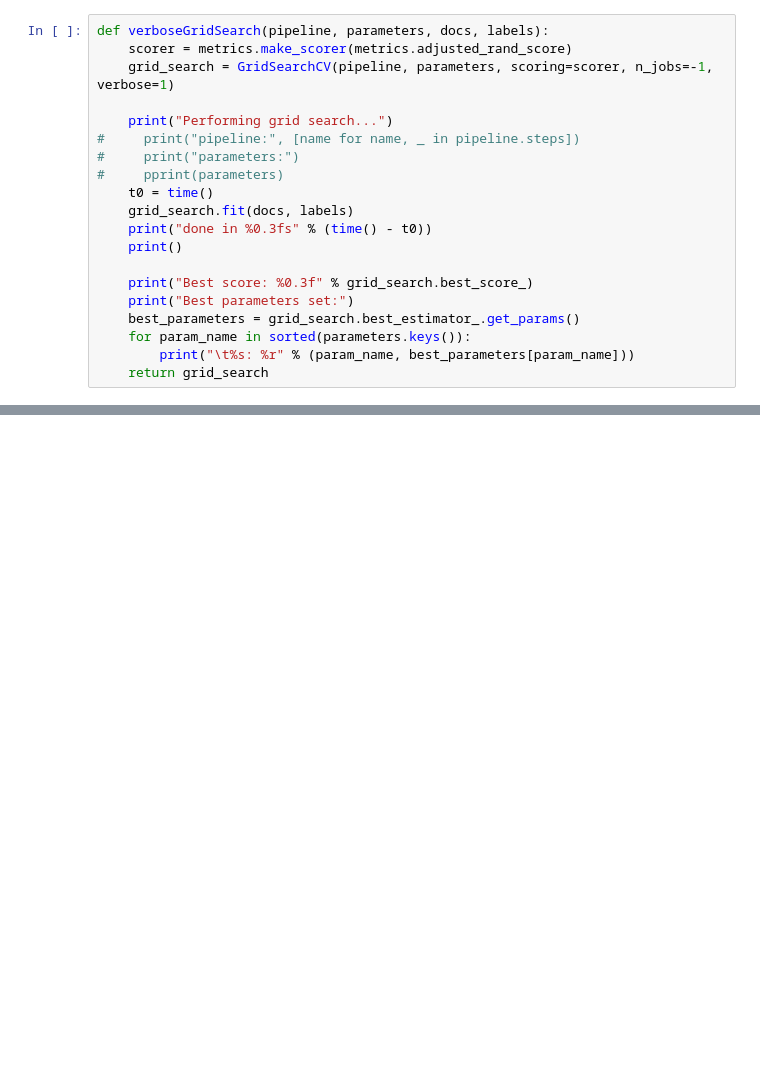
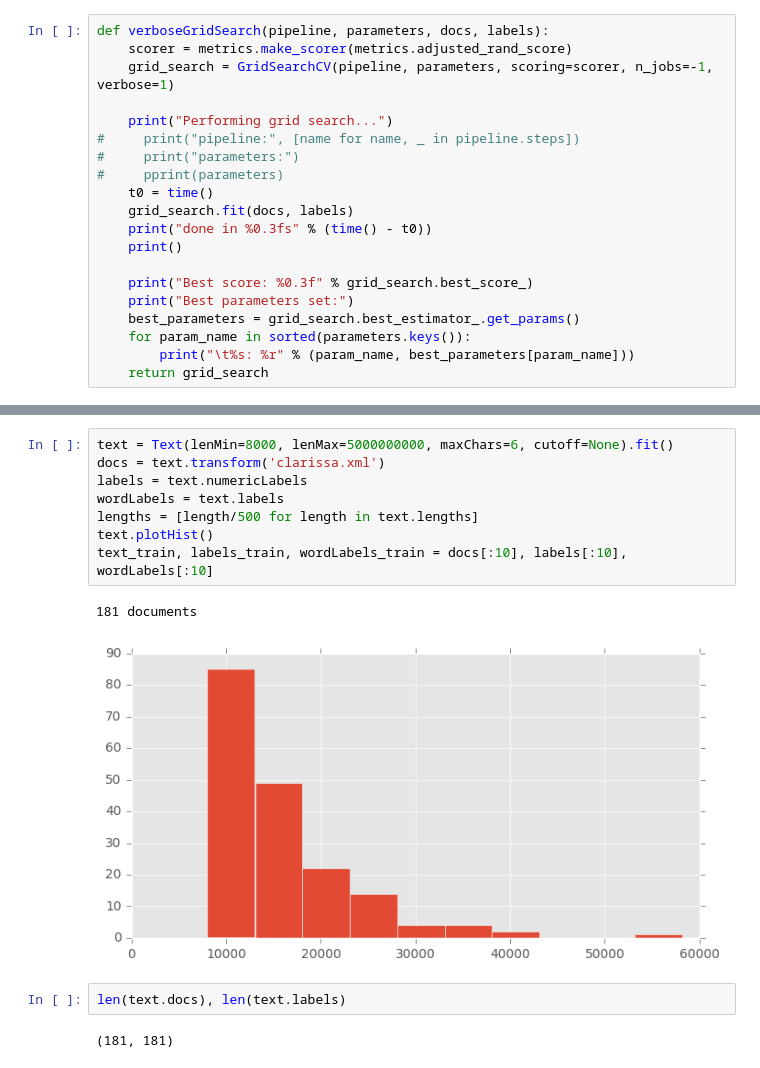
Before and after one commit to JonathanReeve/character-attribution, a Jupyter notebook: clarissa/clarissa-grid-search.ipynb, the cells around one changed output, grey strips where cells are left out. Cells and saved outputs as stored; diff of their text form; blank space fills up the shorter version.

Commit message:
add clarissa experiments

```diff
--- a/clarissa/clarissa-grid-search.ipynb
+++ b/clarissa/clarissa-grid-search.ipynb
@@ -154 +172,16 @@ def verboseGridSearch(pipeline, parameters, docs, labels):
+# %%
+text = Text(lenMin=8000, lenMax=5000000000, maxChars=6, cutoff=None).fit()
+docs = text.transform('clarissa.xml')
+labels = text.numericLabels
+wordLabels = text.labels
+lengths = [length/500 for length in text.lengths]
+text.plotHist()
+text_train, labels_train, wordLabels_train = docs[:10], labels[:10], wordLabels[:10]
+# %% [output]
+181 documents
+[figure, added]
+# %%
+len(text.docs), len(text.labels)
+# %% [output]
+(181, 181)
 # %%
```
Also changed, not shown: parts of 19 cells of this notebook, 1 other file.
